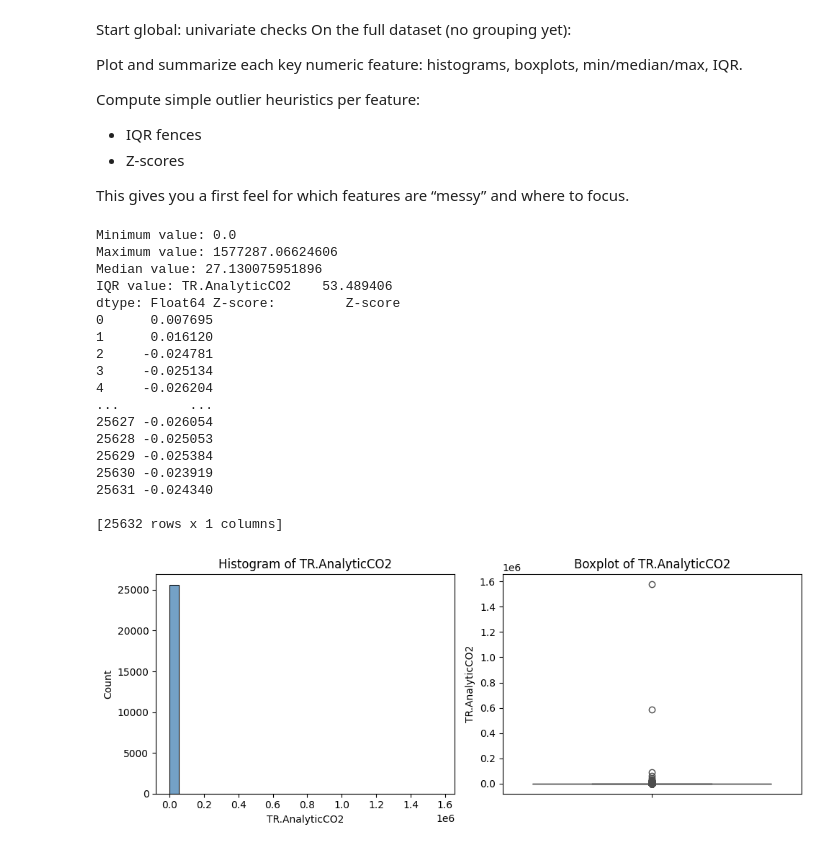
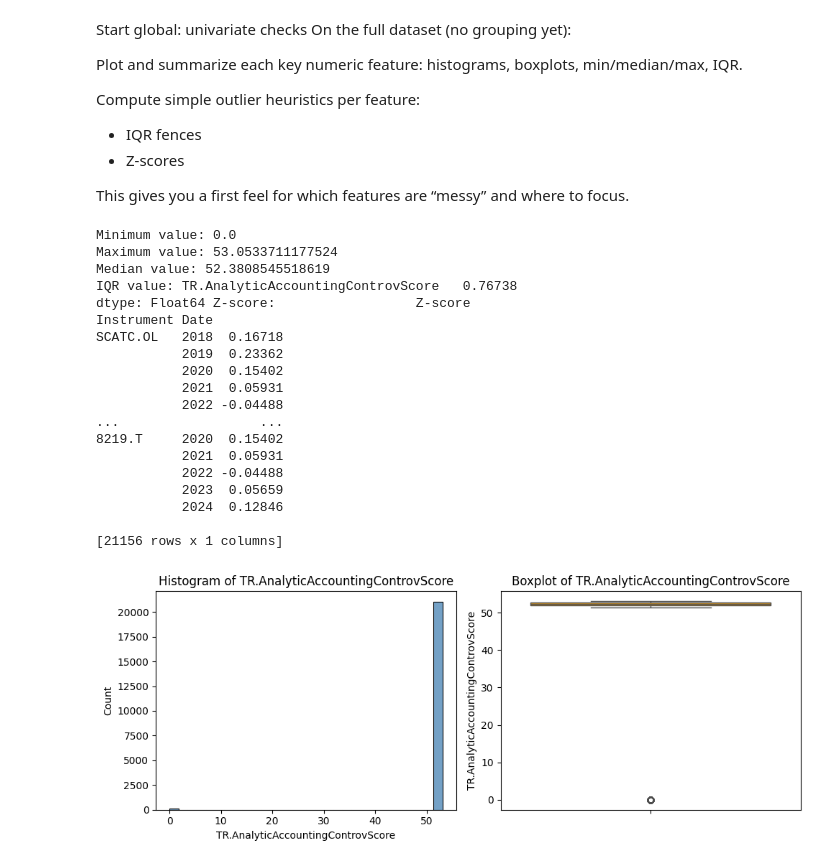
Before and after one commit to borstl/GHGScope3-ML, a Jupyter notebook: Jupyter/Outlier-Detection.ipynb, the cells around one changed output. Drawn from its saved outputs; the diff is of its cells as text; code cells hidden in the pictures.

```diff
--- a/Jupyter/Outlier-Detection.ipynb
+++ b/Jupyter/Outlier-Detection.ipynb
@@ -49,59 +51,62 @@ remove_columns: set[str] = {
 }
 num_cols = list(set(num_cols) - remove_columns)
 num_cols.sort()
-feature = num_cols[6]
+feature = num_cols[0]
 
 import matplotlib.pyplot as plt
 import seaborn as sns
 import scipy.stats.mstats as mstats
 
 def hist_and_box_sns(df, column, bins=40):
     fig, (ax_hist, ax_box) = plt.subplots(1, 2, figsize=(10, 4), sharey=False)
 
     sns.histplot(data=df, x=column, bins=bins, ax=ax_hist, kde=False, color="steelblue")
     ax_hist.set_title(f"Histogram of {column}")
 
     sns.boxplot(y=df[column], ax=ax_box, orient="v", color="orange")
     ax_box.set_title(f"Boxplot of {column}")
 
     fig.tight_layout()
     return fig, (ax_hist, ax_box)
 
-fig, axes = hist_and_box_sns(all_df, feature, bins=30)
-minimum_value = all_df[[feature]].min().values[0]
-maximum_value = all_df[[feature]].max().values[0]
-median_value = all_df[[feature]].median().values[0]
-iqr_value = all_df[[feature]].quantile(0.75) - all_df[[feature]].quantile(0.25)
-z_score: pd.DataFrame = pd.DataFrame(mstats.zscore(all_df[[feature]]), columns=['Z-score'])
+dataframe = all_df[['Instrument', 'Date', feature]].dropna().set_index(['Instrument', 'Date'])
+fig, axes = hist_and_box_sns(dataframe, feature, bins=30)
+minimum_value = dataframe[[feature]].min().values[0]
+maximum_value = dataframe[[feature]].max().values[0]
+median_value = dataframe[[feature]].median().values[0]
+iqr_value = dataframe[[feature]].quantile(0.75) - dataframe[[feature]].quantile(0.25)
+z_values = mstats.zscore(dataframe[[feature]], axis=0)
+z_score = pd.DataFrame(z_values, index=dataframe.index, columns=['Z-score'])
 print(f"Minimum value: {minimum_value}\nMaximum value: {maximum_value}\nMedian value: {median_value}\nIQR value: {iqr_value} Z-score: {z_score}")
-feature_df = all_df[['Instrument', 'Date', feature]].join(z_score, how='outer')
+feature_df = dataframe.join(z_score).reset_index()
 
 thr = 3
 mask_outlier = feature_df['Z-score'].abs() > thr
 
 # companies with at least one outlier for that feature
 companies_with_outlier = feature_df.loc[mask_outlier, 'Instrument'].unique()
 
 # subset: all years for those companies
 df_focus = feature_df[feature_df['Instrument'].isin(companies_with_outlier)]
 df_focus.sort_values(['Instrument', 'Date'], inplace=True)
 # %% [output]
 Minimum value: 0.0
-Maximum value: 1577287.06624606
-Median value: 27.130075951896
-IQR value: TR.AnalyticCO2    53.489406
-dtype: Float64 Z-score:         Z-score
-0      0.007695
-1      0.016120
-2     -0.024781
-3     -0.025134
-4     -0.026204
-...         ...
-25627 -0.026054
-25628 -0.025053
-25629 -0.025384
-25630 -0.023919
-25631 -0.024340
+Maximum value: 53.0533711177524
+Median value: 52.3808545518619
+IQR value: TR.AnalyticAccountingControvScore   0.76738
+dtype: Float64 Z-score:                  Z-score
+Instrument Date
+SCATC.OL   2018  0.16718
+           2019  0.23362
+           2020  0.15402
+           2021  0.05931
+           2022 -0.04488
+...                  ...
+8219.T     2020  0.15402
+           2021  0.05931
+           2022 -0.04488
+           2023  0.05659
+           2024  0.12846
 
-[25632 rows x 1 columns]
+[21156 rows x 1 columns]
-[figure, old version]
+[figure, new version]
```
Also changed, not shown: parts of 3 cells of this notebook, 7 other files.
